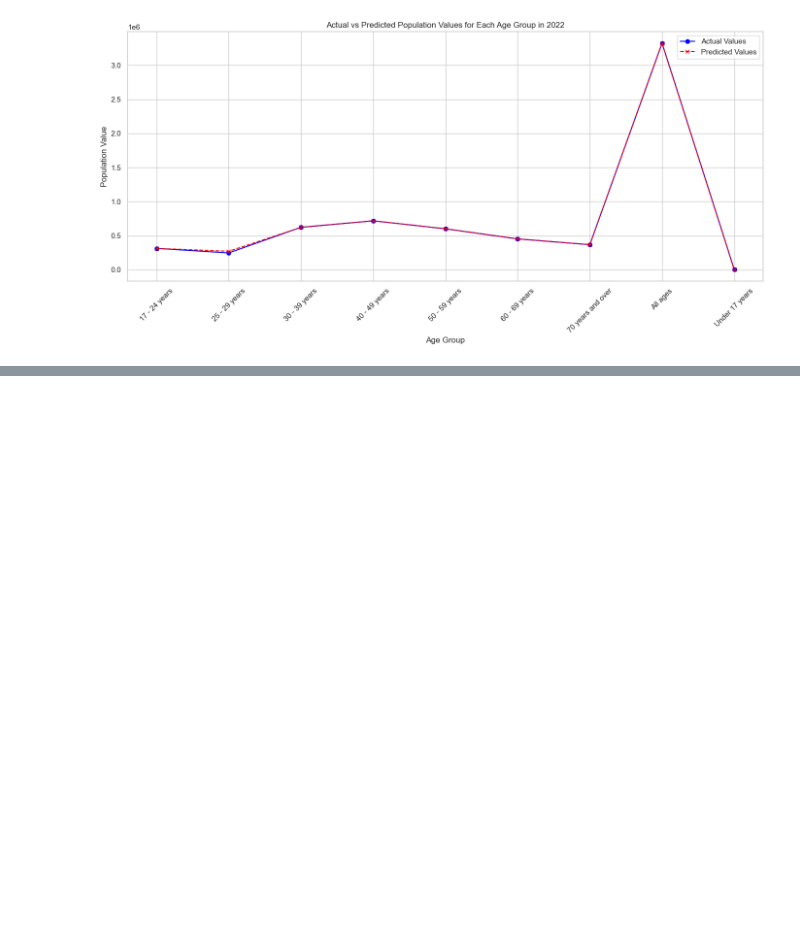
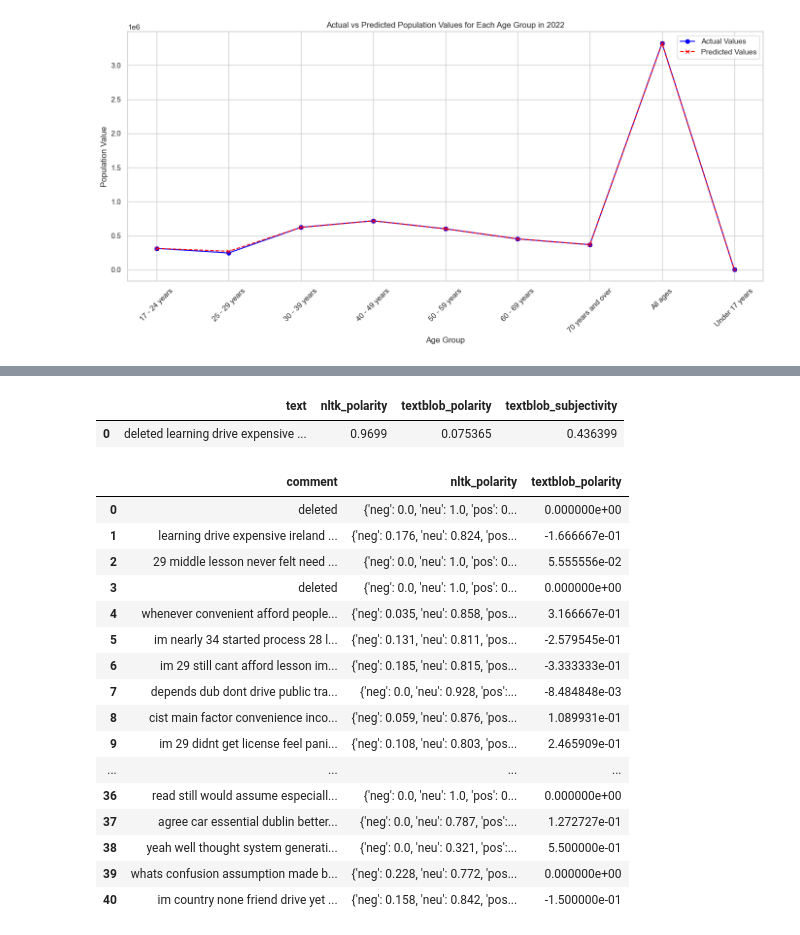
Before and after one commit to TunahanINCE/Current-Driving-Licences, a Jupyter notebook: Current_Driving_Licences.ipynb, the cells around one changed output, grey strips where cells are left out. Drawn from its saved outputs; the diff is of its cells as text; code cells hidden in the pictures; blank space fills up the shorter version.

```diff
--- a/Current_Driving_Licences.ipynb
+++ b/Current_Driving_Licences.ipynb
@@ -2599,0 +2476,11 @@ plt.show()
+# %%
+from nltk.sentiment import SentimentIntensityAnalyzer
+
+# Assuming 'all_comments_string' is your preprocessed text data
+sia = SentimentIntensityAnalyzer()
+sentiment_scores = sia.polarity_scores(comments_df)
+
+# For TextBlob
+blob = TextBlob(comments_df)
+textblob_sentiment_polarity = blob.sentiment.polarity
+textblob_sentiment_subjectivity = blob.sentiment.subjectivity
@@ -2599,0 +2505,51 @@ plt.show()
+# %%
+df
+# %% [output]
+|  | text | nltk_polarity | textblob_polarity | textblob_subjectivity |
+| 0 | deleted learning drive expensive ... | 0.9699 | 0.075365 | 0.436399 |
+# %%
+import pandas as pd
+from nltk.sentiment import SentimentIntensityAnalyzer
+from textblob import TextBlob
+
+# Assuming 'comments_df' is your DataFrame with sentiment scores
+sia = SentimentIntensityAnalyzer()
+
+# Create a function to calculate sentiment scores using NLTK's SentimentIntensityAnalyzer
+def calculate_sentiment_scores(text):
+    sentiment_scores = sia.polarity_scores(text)
+    return sentiment_scores
+
+# Assuming 'comments_df' has a 'cleaned_text' column containing preprocessed text data
+comments_df['sentiment_scores'] = comments_df['cleaned_comment'].apply(calculate_sentiment_scores)
+
+# Create a function to calculate sentiment polarity using TextBlob
+def calculate_textblob_sentiment(text):
+    blob = TextBlob(text)
+    return blob.sentiment.polarity
+
+# Assuming 'comments_df' has a 'cleaned_text' column containing preprocessed text data
+comments_df['textblob_polarity'] = comments_df['cleaned_comment'].apply(calculate_textblob_sentiment)
+
+# Create a DataFrame from the results
+df3 = comments_df[['cleaned_comment', 'sentiment_scores', 'textblob_polarity']]
+df3.columns = ['comment', 'nltk_polarity', 'textblob_polarity']
+df3
+# %% [output]
+|  | comment | nltk_polarity | textblob_polarity |
+| 0 | deleted | {'neg': 0.0, 'neu': 1.0, 'pos': 0... | 0.000000e+00 |
+| 1 | learning drive expensive ireland ... | {'neg': 0.176, 'neu': 0.824, 'pos... | -1.666667e-01 |
+| 2 | 29 middle lesson never felt need ... | {'neg': 0.0, 'neu': 1.0, 'pos': 0... | 5.555556e-02 |
+| 3 | deleted | {'neg': 0.0, 'neu': 1.0, 'pos': 0... | 0.000000e+00 |
+| 4 | whenever convenient afford people... | {'neg': 0.035, 'neu': 0.858, 'pos... | 3.166667e-01 |
+| 5 | im nearly 34 started process 28 l... | {'neg': 0.131, 'neu': 0.811, 'pos... | -2.579545e-01 |
+| 6 | im 29 still cant afford lesson im... | {'neg': 0.185, 'neu': 0.815, 'pos... | -3.333333e-01 |
+| 7 | depends dub dont drive public tra... | {'neg': 0.0, 'neu': 0.928, 'pos':... | -8.484848e-03 |
+| 8 | cist main factor convenience inco... | {'neg': 0.059, 'neu': 0.876, 'pos... | 1.089931e-01 |
+| 9 | im 29 didnt get license feel pani... | {'neg': 0.108, 'neu': 0.803, 'pos... | 2.465909e-01 |
+| ... | ... | ... | ... |
+| 36 | read still would assume especiall... | {'neg': 0.0, 'neu': 1.0, 'pos': 0... | 0.000000e+00 |
+| 37 | agree car essential dublin better... | {'neg': 0.0, 'neu': 0.787, 'pos':... | 1.272727e-01 |
+| 38 | yeah well thought system generati... | {'neg': 0.0, 'neu': 0.321, 'pos':... | 5.500000e-01 |
+| 39 | whats confusion assumption made b... | {'neg': 0.228, 'neu': 0.772, 'pos... | 0.000000e+00 |
+| 40 | im country none friend drive yet ... | {'neg': 0.158, 'neu': 0.842, 'pos... | -1.500000e-01 |
```
Also changed, not shown: parts of 51 cells of this notebook.
